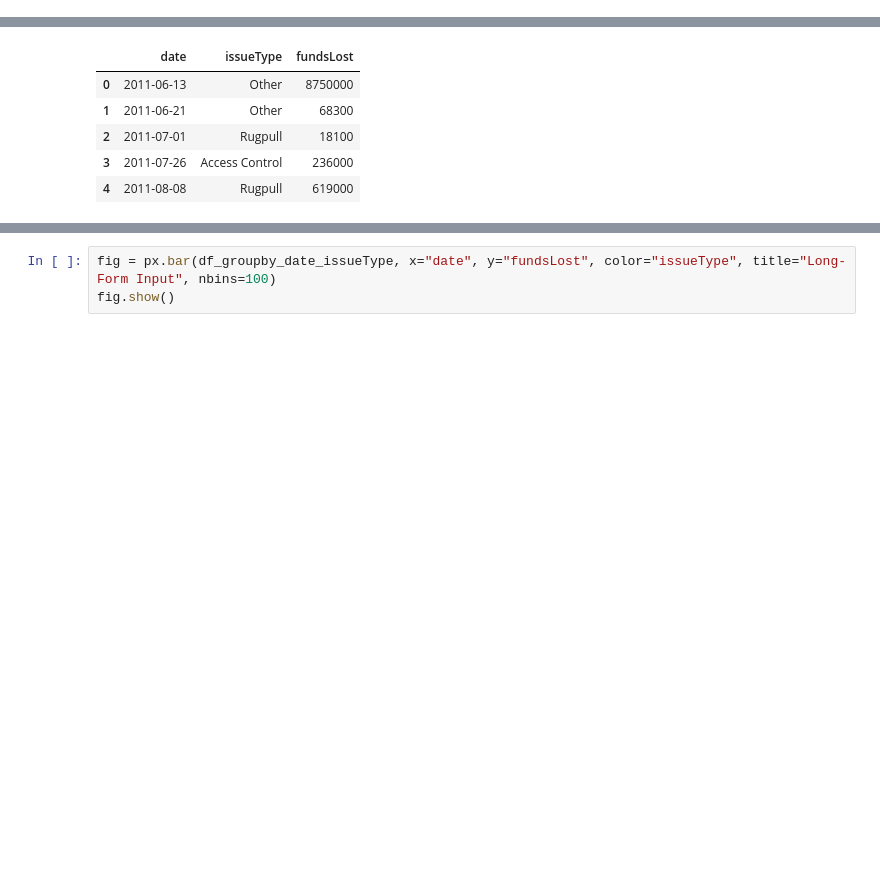
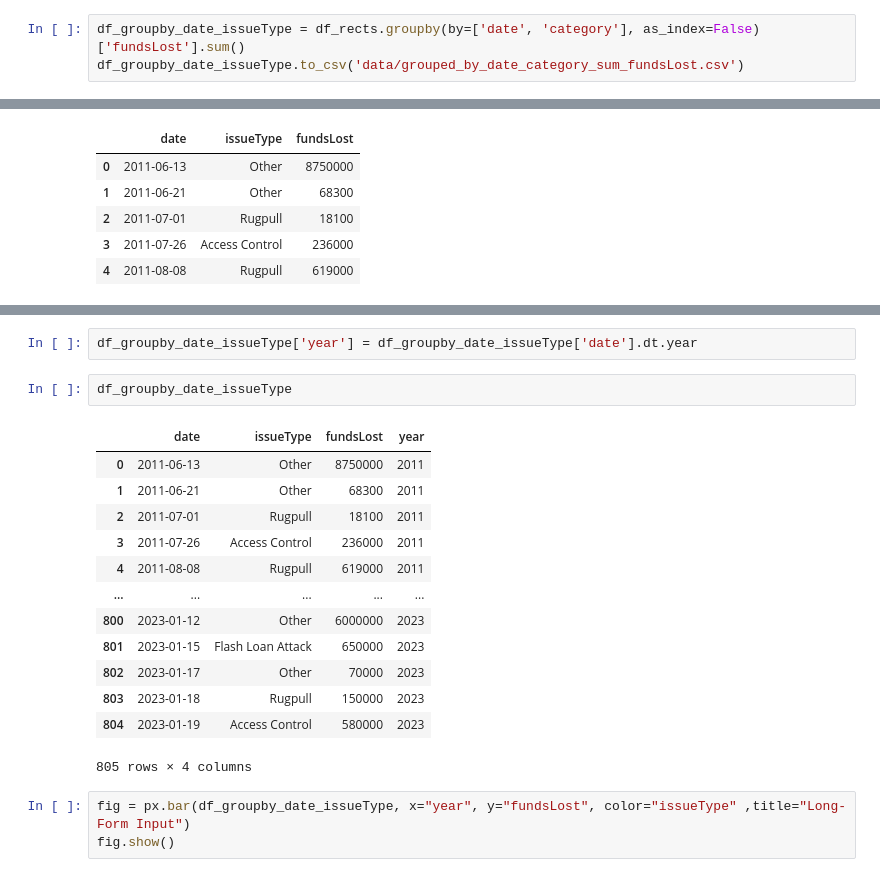
Before and after one commit to kaankork/defiyield, a Jupyter notebook: defiyield_datascientist_usecase.ipynb, the cells around one changed output, grey strips where cells are left out. Saved outputs shown, nothing was run; the diff lists cells and outputs as text; blank space fills up the shorter version.

```diff
--- a/defiyield_datascientist_usecase.ipynb
+++ b/defiyield_datascientist_usecase.ipynb
@@ -124,6 +124,9 @@ dfff.head()
 # %%
 df_groupby_date_issueType = df_rects.groupby(by=['date', 'issueType'], as_index=False)['fundsLost'].sum()
 df_groupby_date_issueType.to_csv('data/grouped_by_date_issueType_sum_fundsLost.csv')
+# %%
+df_groupby_date_issueType = df_rects.groupby(by=['date', 'category'], as_index=False)['fundsLost'].sum()
+df_groupby_date_issueType.to_csv('data/grouped_by_date_category_sum_fundsLost.csv')
 # %%
 df_groupby_date_issueType.head()
 # %% [output]
@@ -321,3 +340,21 @@ df_groupby_date_issueType.head()
+# %%
+df_groupby_date_issueType['year'] = df_groupby_date_issueType['date'].dt.year
+# %%
+df_groupby_date_issueType
+# %% [output]
+|  | date | issueType | fundsLost | year |
+| 0 | 2011-06-13 | Other | 8750000 | 2011 |
+| 1 | 2011-06-21 | Other | 68300 | 2011 |
+| 2 | 2011-07-01 | Rugpull | 18100 | 2011 |
+| 3 | 2011-07-26 | Access Control | 236000 | 2011 |
+| 4 | 2011-08-08 | Rugpull | 619000 | 2011 |
+| ... | ... | ... | ... | ... |
+| 800 | 2023-01-12 | Other | 6000000 | 2023 |
+| 801 | 2023-01-15 | Flash Loan Attack | 650000 | 2023 |
+| 802 | 2023-01-17 | Other | 70000 | 2023 |
+| 803 | 2023-01-18 | Rugpull | 150000 | 2023 |
+| 804 | 2023-01-19 | Access Control | 580000 | 2023 |
+805 rows × 4 columns
 # %%
-fig = px.bar(df_groupby_date_issueType, x="date", y="fundsLost", color="issueType", title="Long-Form Input", nbins=100)
+fig = px.bar(df_groupby_date_issueType, x="year", y="fundsLost", color="issueType" ,title="Long-Form Input")
 fig.show()
```
Also changed, not shown: parts of 16 cells of this notebook, 2 other files.
